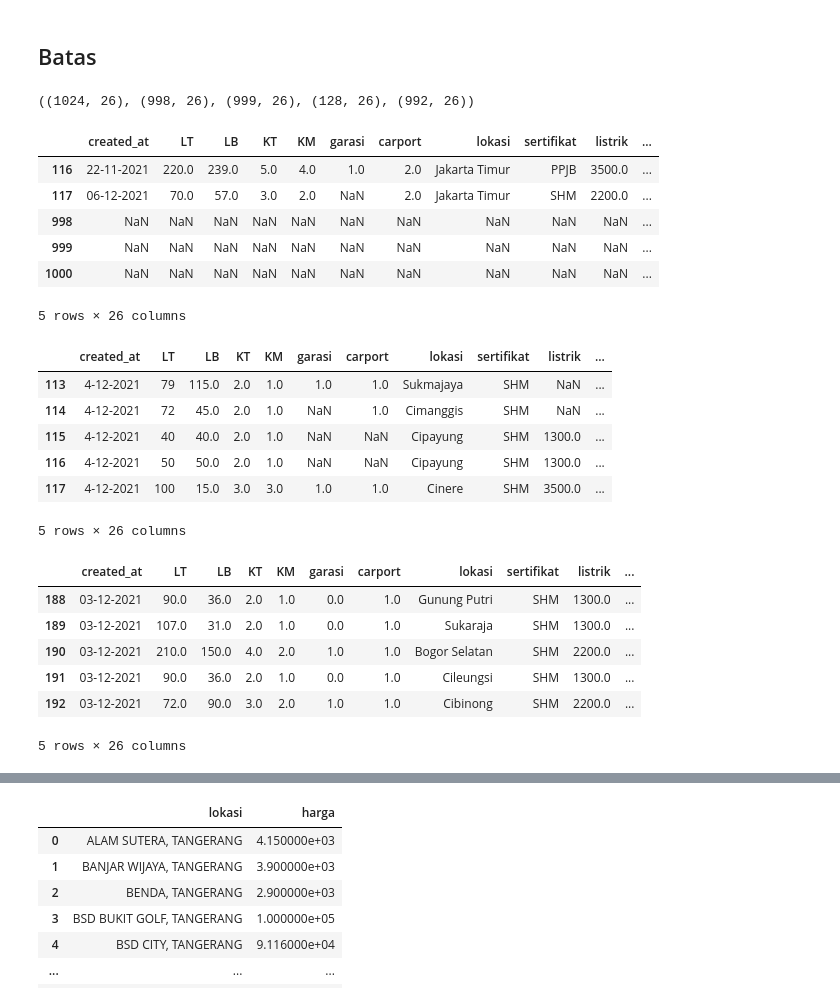
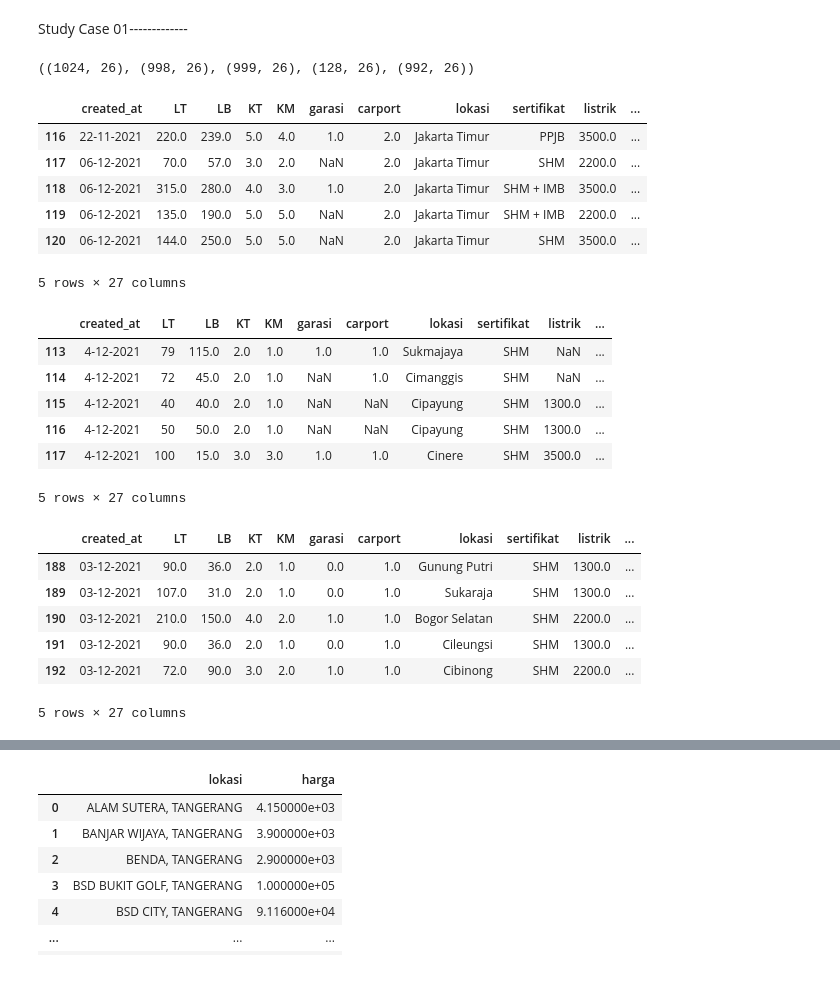
Before and after one commit to farahtrinrll/Datmin-Kelompok-J-Kelas-B, a Jupyter notebook: Data_Mining_Kelompok_J_Study_Case_01.ipynb, the cells around one changed output, grey strips where cells are left out. Cells and saved outputs as stored; diff of their text form; code cells hidden in the pictures.

```diff
--- a/Data_Mining_Kelompok_J_Study_Case_01.ipynb
+++ b/Data_Mining_Kelompok_J_Study_Case_01.ipynb
@@ -1,8 +1,7 @@
 # %% [markdown]
 <a href="https://colab.research.google.com/github/farahtrinrll/Datmin-Kelompok-J-Kelas-B/blob/main/Data_Mining_Kelompok_J_Study_Case_01.ipynb" target="_parent"><img src="https://colab.research.google.com/assets/colab-badge.svg" alt="Open In Colab"/></a>
-# %% [markdown]
-Batas
--------------
+# %% [markdown]
+Study Case 01-------------
 # %%
 # Loading Data:
 import pandas as pd
@@ -30,18 +29,19 @@ dfJ.shape, dfD.shape, dfB.shape, dfT.shape, dfX.shape
 # %% [output]
 ((1024, 26), (998, 26), (999, 26), (128, 26), (992, 26))
 # %%
-dfJ["Kota"] = Jakarta
+dfJ["Kota"] = "Jakarta"
 dfJ.drop(dfJ.index[121:1024],inplace=True)
 dfJ.tail()
 # %% [output]
 |  | created_at | LT | LB | KT | KM | garasi | carport | lokasi | sertifikat | listrik | ... |
 | 116 | 22-11-2021 | 220.0 | 239.0 | 5.0 | 4.0 | 1.0 | 2.0 | Jakarta Timur | PPJB | 3500.0 | ... |
 | 117 | 06-12-2021 | 70.0 | 57.0 | 3.0 | 2.0 | NaN | 2.0 | Jakarta Timur | SHM | 2200.0 | ... |
-| 998 | NaN | NaN | NaN | NaN | NaN | NaN | NaN | NaN | NaN | NaN | ... |
-| 999 | NaN | NaN | NaN | NaN | NaN | NaN | NaN | NaN | NaN | NaN | ... |
-| 1000 | NaN | NaN | NaN | NaN | NaN | NaN | NaN | NaN | NaN | NaN | ... |
+| 118 | 06-12-2021 | 315.0 | 280.0 | 4.0 | 3.0 | 1.0 | 2.0 | Jakarta Timur | SHM + IMB | 3500.0 | ... |
+| 119 | 06-12-2021 | 135.0 | 190.0 | 5.0 | 5.0 | NaN | 2.0 | Jakarta Timur | SHM + IMB | 2200.0 | ... |
+| 120 | 06-12-2021 | 144.0 | 250.0 | 5.0 | 5.0 | NaN | 2.0 | Jakarta Timur | SHM | 3500.0 | ... |
-5 rows × 26 columns
+5 rows × 27 columns
 # %%
+dfD["Depok"] = "Depok"
 dfD.drop(dfD.index[118:998],inplace=True)
 dfD.tail()
 # %% [output]
@@ -51,8 +51,9 @@ dfD.tail()
 | 115 | 4-12-2021 | 40 | 40.0 | 2.0 | 1.0 | NaN | NaN | Cipayung | SHM | 1300.0 | ... |
 | 116 | 4-12-2021 | 50 | 50.0 | 2.0 | 1.0 | NaN | NaN | Cipayung | SHM | 1300.0 | ... |
 | 117 | 4-12-2021 | 100 | 15.0 | 3.0 | 3.0 | 1.0 | 1.0 | Cinere | SHM | 3500.0 | ... |
-5 rows × 26 columns
+5 rows × 27 columns
 # %%
+dfB["Kota"]= "Bogor"
 dfB.drop(dfB.index[193:999],inplace=True)
 dfB.tail()
 # %% [output]
@@ -62,5 +63,5 @@ dfB.tail()
 | 190 | 03-12-2021 | 210.0 | 150.0 | 4.0 | 2.0 | 1.0 | 1.0 | Bogor Selatan | SHM | 2200.0 | ... |
 | 191 | 03-12-2021 | 90.0 | 36.0 | 2.0 | 1.0 | 0.0 | 1.0 | Cileungsi | SHM | 1300.0 | ... |
 | 192 | 03-12-2021 | 72.0 | 90.0 | 3.0 | 2.0 | 1.0 | 1.0 | Cibinong | SHM | 2200.0 | ... |
-5 rows × 26 columns
+5 rows × 27 columns
 # %%
```
Also changed, not shown: parts of 11 cells of this notebook.
